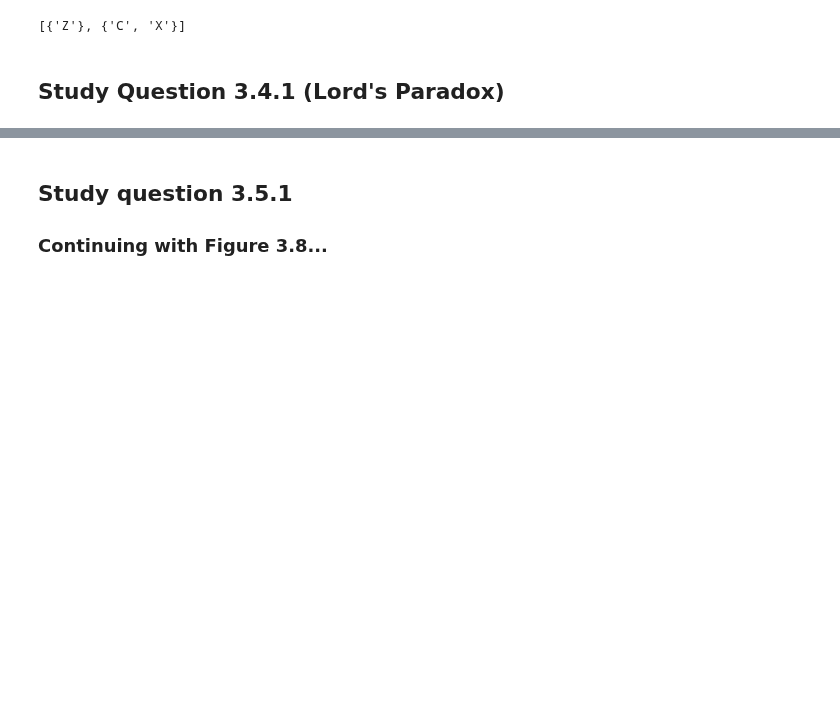
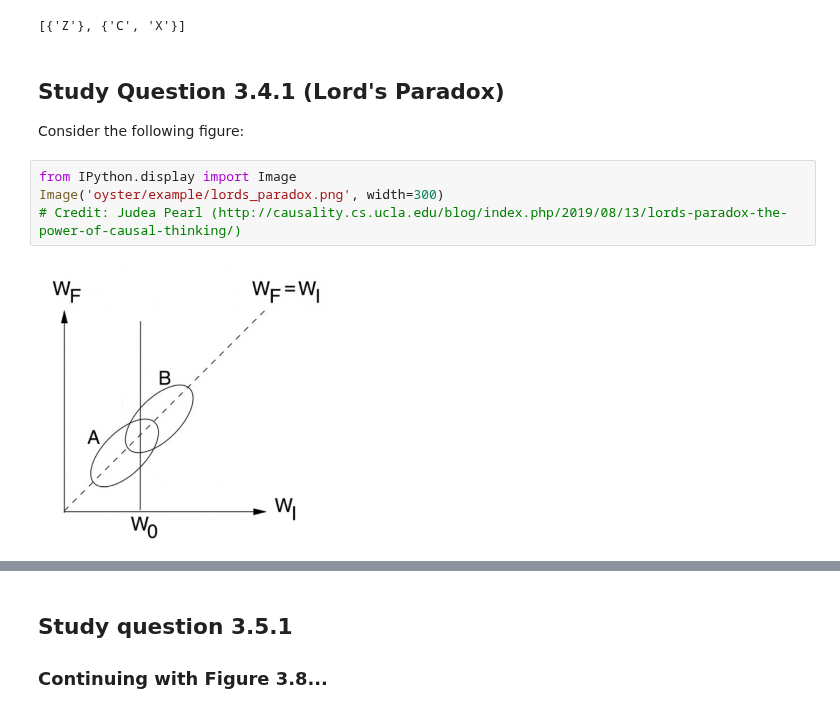
Before and after one commit to BrennanBarker/oyster, a Jupyter notebook: primer_study_questions.ipynb, the cells around one changed output, grey strips where cells are left out. Saved outputs shown, nothing was run; the diff lists cells and outputs as text; blank space fills up the shorter version.

Commit message:
lords paradox

```diff
--- a/primer_study_questions.ipynb
+++ b/primer_study_questions.ipynb
@@ -580,3 +582,10 @@ oy.minimal_sets(oy.backdoor_criterion_search(fig3_8, {'W', 'D'}, 'Y'))
 [{'Z'}, {'C', 'X'}]
 # %% [markdown]
 ## Study Question 3.4.1 (Lord's Paradox) <a id="sq341"></a>
+Consider the following figure:
+# %%
+from IPython.display import Image
+Image('oyster/example/lords_paradox.png', width=300)
+# Credit: Judea Pearl (http://causality.cs.ucla.edu/blog/index.php/2019/08/13/lords-paradox-the-power-of-causal-thinking/)
+# %% [output]
+[figure, added]
```
Also changed, not shown: parts of 10 cells of this notebook, 1 other file.
